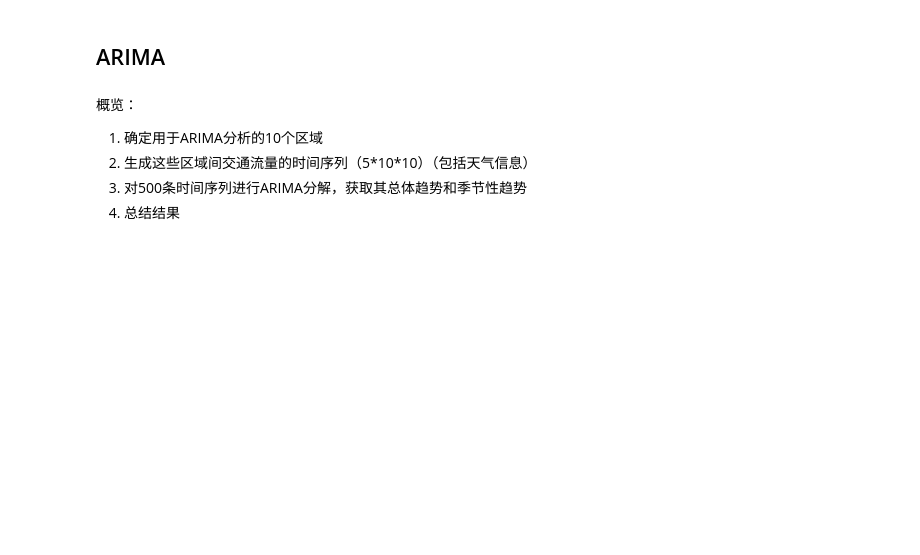
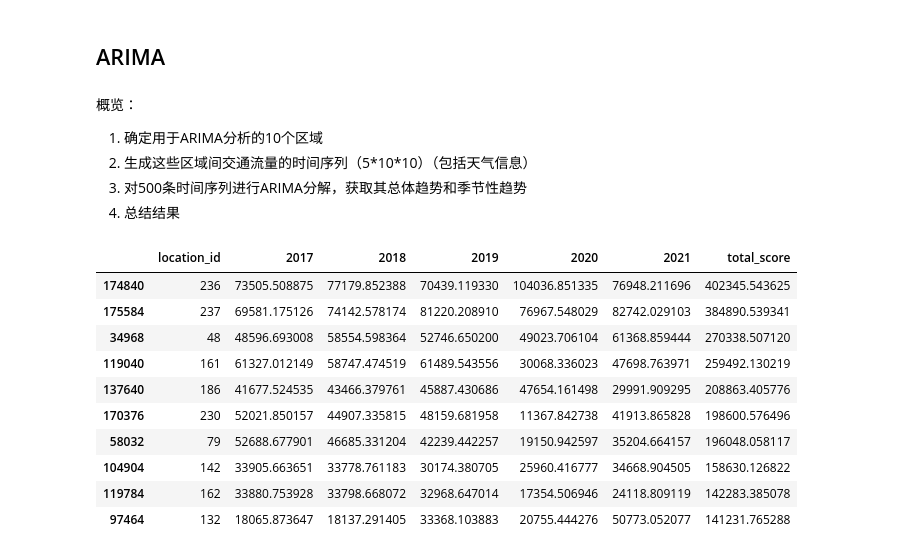
Before and after one commit to HoraceWuu/NYC_taxi_analyze, a Jupyter notebook: code/main.ipynb, the cells around one changed output. Cells and saved outputs as stored; diff of their text form; code cells hidden in the pictures; blank space fills up the shorter version.

```diff
--- a/code/main.ipynb
+++ b/code/main.ipynb
@@ -265,21 +281,32 @@ plot_hot_zone(hot_zones, nyc_zones_geo, 2021)
 3. 对500条时间序列进行ARIMA分解，获取其总体趋势和季节性趋势
 4. 总结结果
 # %%
-# find the 10 hostest zone in most years
-## add 5 years' score together
+# find the 10 hostest zone in most years by adding 5 years' score together
 df_hot_5years = pd.DataFrame()
 df_hot_5years['location_id'] = hot_zones[2017]['location_id']
 for year in range(2017, 2022):
     df_hot_5years[year] = hot_zones[year]['year_score']
 df_hot_5years['total_score'] = df_hot_5years.sum(axis=1)
 df_hot_5years = df_hot_5years.sort_values(by='total_score', ascending=False)
-df_hot_5years = df_hot_5years.reset_index(drop=True)
-df_hot_5years = df_hot_5years.loc[:9, :]
-df_hot_5years = nyc_zones_geo.merge(df_hot_5years, left_on='LocationID', right_on='location_id', how='right')
-df_hot_5years = df_hot_5years[['location_id', 'total_score', 'geometry','zone']]
+# df_hot_5years = df_hot_5years.reset_index(drop=True)
+# df_hot_5years = nyc_zones_geo.merge(df_hot_5years, left_on='LocationID', right_on='location_id', how='right')
+# df_hot_5years = df_hot_5years[['location_id', 'total_score', 'geometry','zone']]
 
-## show a table of the 10 hostest zone in most years
-df_hot_5years[['zone', 'total_score']]
+## show the 10 hostest zone in most years
+# df_hot_5years[['location_id','zone', 'total_score']].head(10)
+df_hot_5years.head(10)
+# %% [output]
+|  | location_id | 2017 | 2018 | 2019 | 2020 | 2021 | total_score |
+| 174840 | 236 | 73505.508875 | 77179.852388 | 70439.119330 | 104036.851335 | 76948.211696 | 402345.543625 |
+| 175584 | 237 | 69581.175126 | 74142.578174 | 81220.208910 | 76967.548029 | 82742.029103 | 384890.539341 |
+| 34968 | 48 | 48596.693008 | 58554.598364 | 52746.650200 | 49023.706104 | 61368.859444 | 270338.507120 |
+| 119040 | 161 | 61327.012149 | 58747.474519 | 61489.543556 | 30068.336023 | 47698.763971 | 259492.130219 |
+| 137640 | 186 | 41677.524535 | 43466.379761 | 45887.430686 | 47654.161498 | 29991.909295 | 208863.405776 |
+| 170376 | 230 | 52021.850157 | 44907.335815 | 48159.681958 | 11367.842738 | 41913.865828 | 198600.576496 |
+| 58032 | 79 | 52688.677901 | 46685.331204 | 42239.442257 | 19150.942597 | 35204.664157 | 196048.058117 |
+| 104904 | 142 | 33905.663651 | 33778.761183 | 30174.380705 | 25960.416777 | 34668.904505 | 158630.126822 |
+| 119784 | 162 | 33880.753928 | 33798.668072 | 32968.647014 | 17354.506946 | 24118.809119 | 142283.385078 |
+| 97464 | 132 | 18065.873647 | 18137.291405 | 33368.103883 | 20755.444276 | 50773.052077 | 141231.765288 |
 # %%
 # create time series for each pair of zones, and save them to a dictionary
 def create_time_series(year, location_id_list):
```
Also changed, not shown: parts of 2 cells of this notebook, 3 other files.
